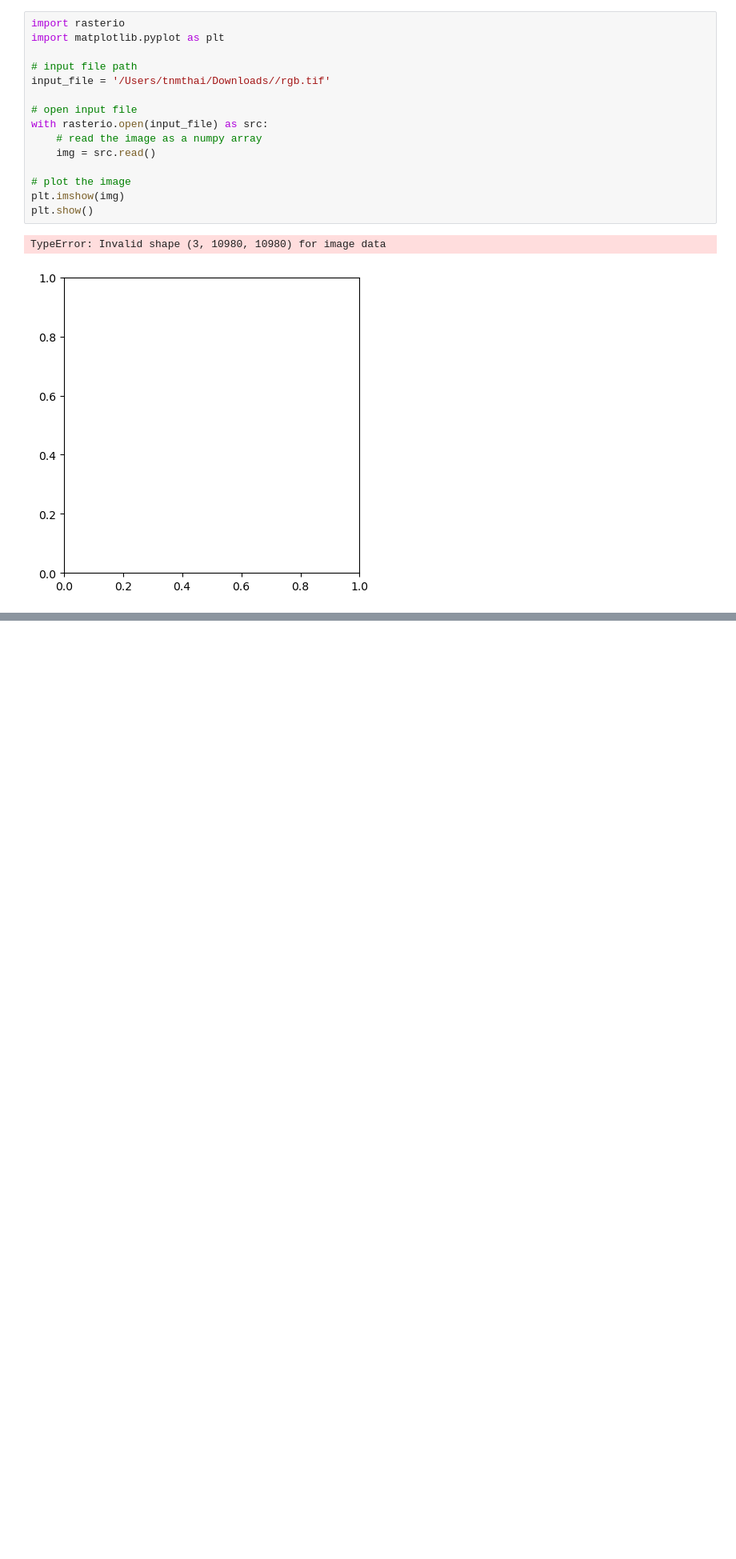
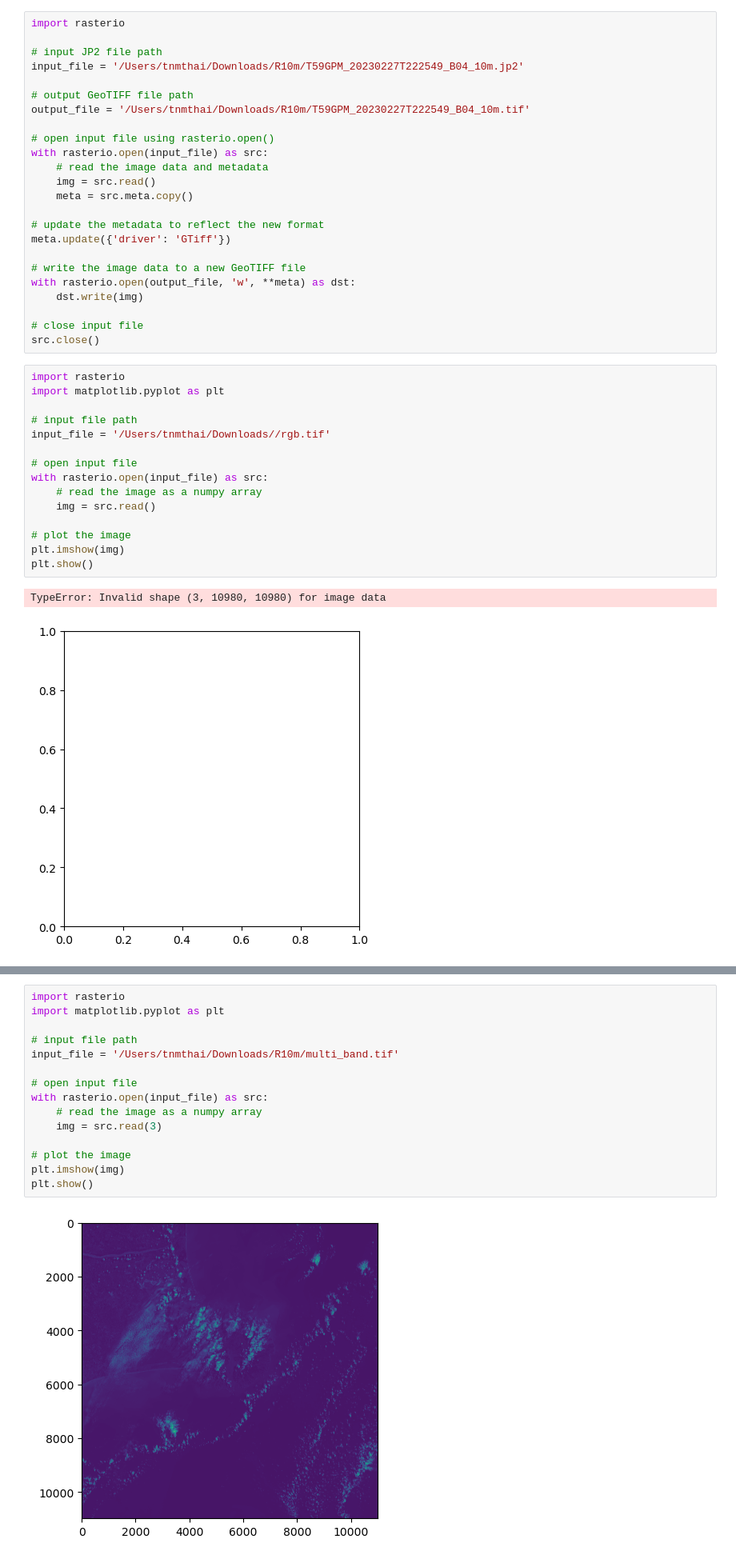
Before and after one commit to tnmthai/gis-medium, a Jupyter notebook: Others/pandas.ipynb, the cells around one changed output, grey strips where cells are left out. Shown: that part at 80% size. Drawn from its saved outputs; the diff is of its cells as text; blank space fills up the shorter version.

```diff
--- a/Others/pandas.ipynb
+++ b/Others/pandas.ipynb
@@ -62,3 +20,27 @@ RasterioIOError: Dataset is closed: /Users/tnmthai/Downloads//rgb.tif
+# %%
+import rasterio
+
+# input JP2 file path
+input_file = '/Users/tnmthai/Downloads/R10m/T59GPM_20230227T222549_B04_10m.jp2'
+
+# output GeoTIFF file path
+output_file = '/Users/tnmthai/Downloads/R10m/T59GPM_20230227T222549_B04_10m.tif'
+
+# open input file using rasterio.open()
+with rasterio.open(input_file) as src:
+    # read the image data and metadata
+    img = src.read()
+    meta = src.meta.copy()
+
+# update the metadata to reflect the new format
+meta.update({'driver': 'GTiff'})
+
+# write the image data to a new GeoTIFF file
+with rasterio.open(output_file, 'w', **meta) as dst:
+    dst.write(img)
+
+# close input file
+src.close()
 # %%
 import rasterio
 import matplotlib.pyplot as plt
@@ -79,0 +133,17 @@ TypeError: Invalid shape (3, 10980, 10980) for image data
+# %%
+import rasterio
+import matplotlib.pyplot as plt
+
+# input file path
+input_file = '/Users/tnmthai/Downloads/R10m/multi_band.tif'
+
+# open input file
+with rasterio.open(input_file) as src:
+    # read the image as a numpy array
+    img = src.read(3)
+
+# plot the image
+plt.imshow(img)
+plt.show()
+# %% [output]
+[figure, added]
```
Also changed, not shown: parts of 9 cells of this notebook, 1 other file.
